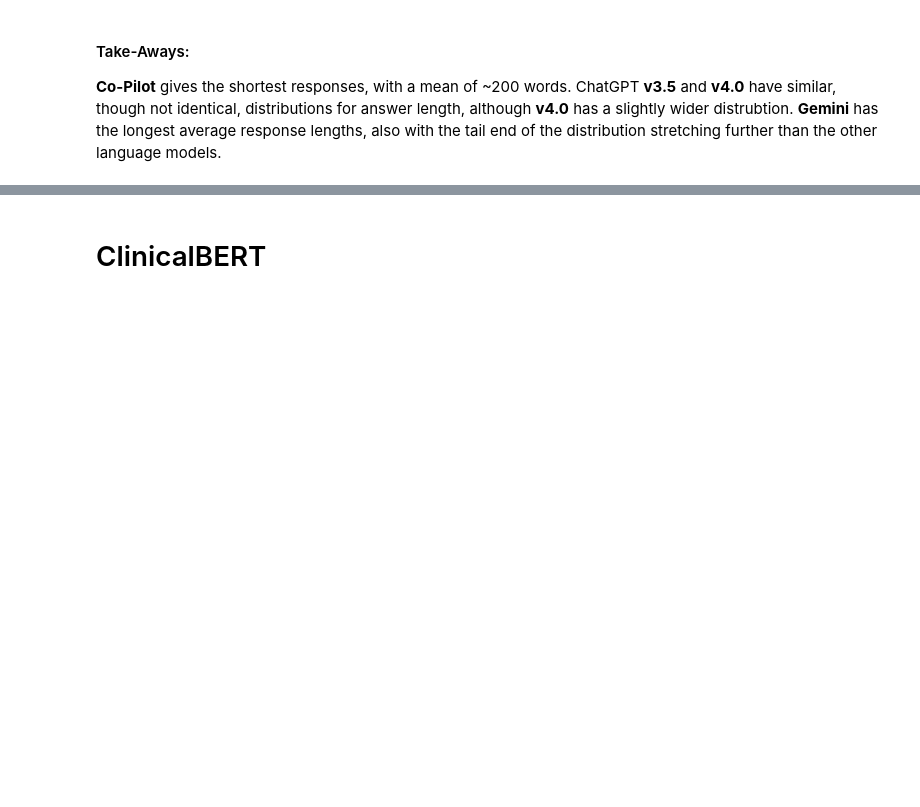
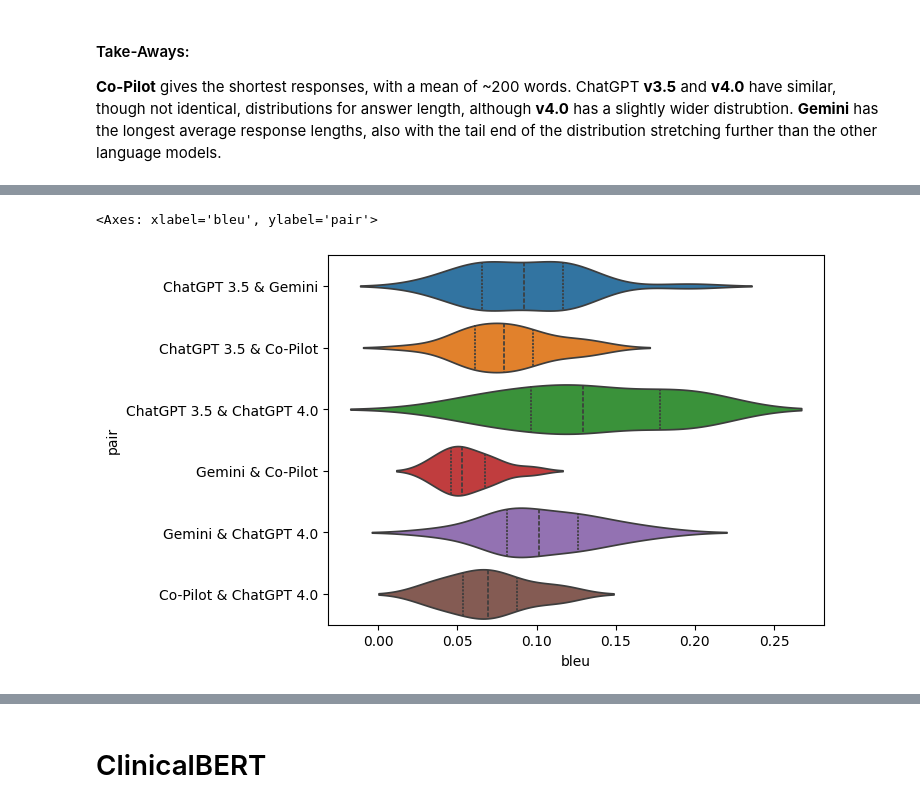
Before and after one commit to hclent/temp, a Jupyter notebook: LLM_for_BCC.ipynb, the cells around one changed output, grey strips where cells are left out. Drawn from its saved outputs; the diff is of its cells as text; code cells hidden in the pictures; blank space fills up the shorter version.

```diff
--- a/LLM_for_BCC.ipynb
+++ b/LLM_for_BCC.ipynb
@@ -60,0 +159,5 @@ ChatGPT **v3.5** and **v4.0** have similar, though not identical, distributions
+# %%
+sns.violinplot(data=bleu_dict, x="bleu", y="pair", hue="pair", inner="quart")
+# %% [output]
+<Axes: xlabel='bleu', ylabel='pair'>
+[figure, added]
```
Also changed, not shown: parts of 13 cells of this notebook.
